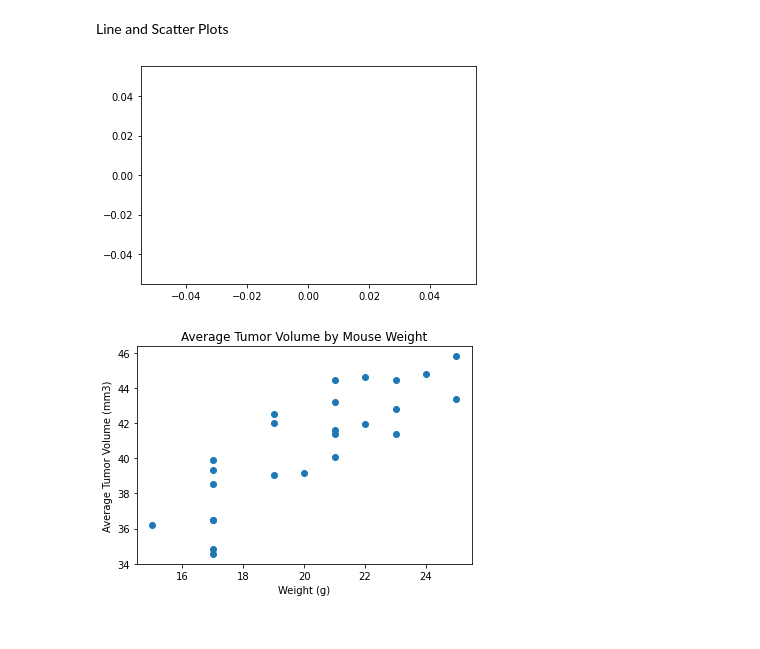
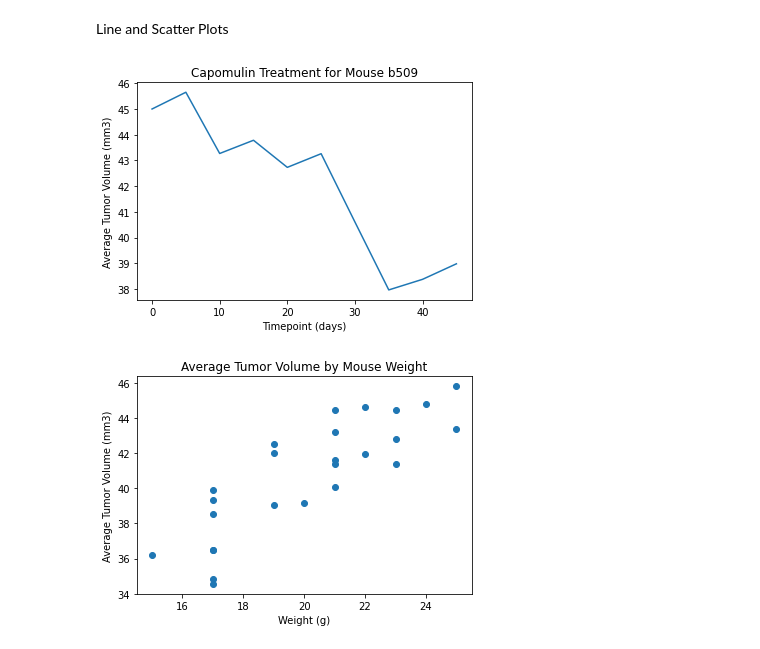
Before and after one commit to mvogel3/matplotlib-challenge, a Jupyter notebook: Pymaceuticals/pymaceuticals_analysis.ipynb, the cells around one changed output. Drawn from its saved outputs; the diff is of its cells as text; code cells hidden in the pictures.

```diff
--- a/Pymaceuticals/pymaceuticals_analysis.ipynb
+++ b/Pymaceuticals/pymaceuticals_analysis.ipynb
@@ -292,12 +292,17 @@ Line and Scatter Plots
 # %%
 # line plot showing the tumor volume vs. timepoint for a mouse treated with Capomulin
 capomulin_study = mouse_clean.loc[mouse_clean["Drug Regimen"] == "Capomulin"]
-one_mouse = capomulin_df.loc[capomulin_df["Mouse ID"] == "I509"]
+one_mouse = capomulin_study.loc[capomulin_study["Mouse ID"] == "b128"]
 
 plt.plot(one_mouse["Timepoint"], one_mouse["Tumor Volume (mm3)"])
+
+plt.title("Capomulin Treatment for Mouse b509")
+plt.ylabel("Average Tumor Volume (mm3)")
+plt.xlabel("Timepoint (days)")
+
 plt.show()
 # %% [output]
-[figure, old version]
+[figure, new version]
 # %%
 # scatter plot of average tumor volume vs. mouse weight for the Capomulin regimen
 capomulin_avg = capomulin_study.groupby("Mouse ID").mean()
```
Also changed, not shown: parts of 2 cells of this notebook.
